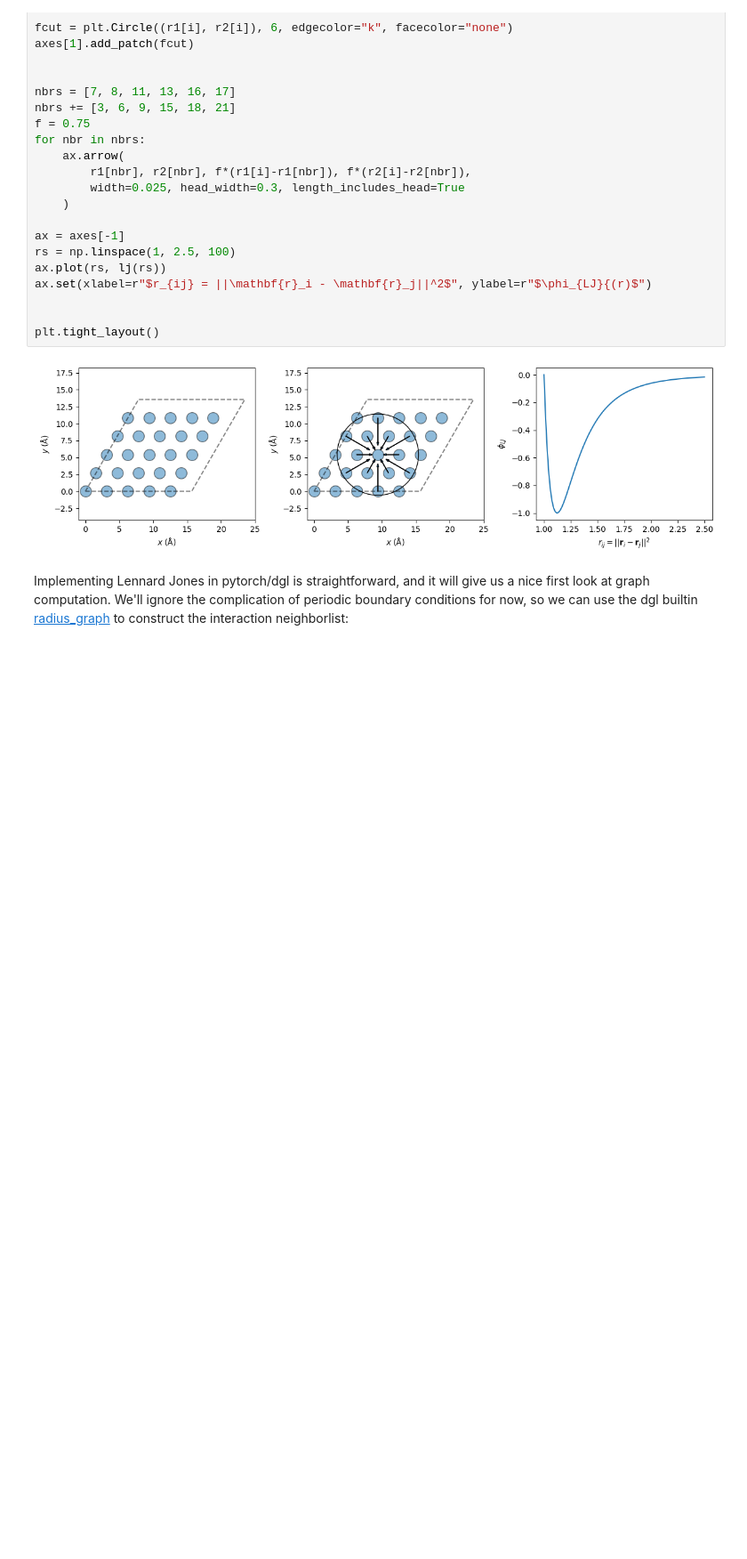
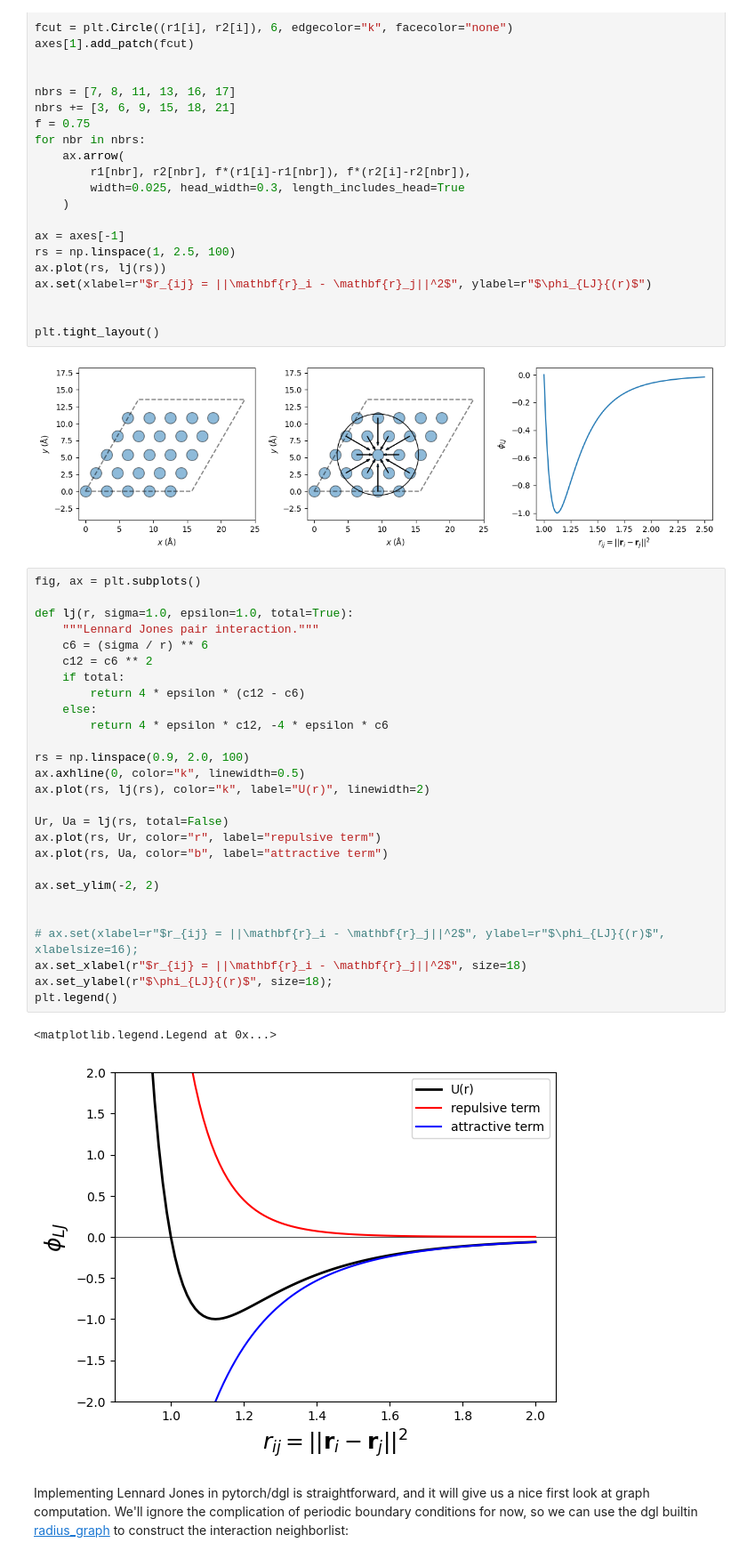
Before and after one commit to usnistgov/nfflr, a Jupyter notebook: notebooks/intro-to-gnn-potentials.ipynb, the cells around one changed output. Shown at 89% size. Cells and saved outputs as stored; diff of their text form; blank space fills up the shorter version.

```diff
--- a/notebooks/intro-to-gnn-potentials.ipynb
+++ b/notebooks/intro-to-gnn-potentials.ipynb
@@ -102,6 +102,36 @@ ax.set(xlabel=r"$r_{ij} = ||\mathbf{r}_i - \mathbf{r}_j||^2$", ylabel=r"$\phi_{L
 plt.tight_layout()
 # %% [output]
 [figure]
+# %%
+fig, ax = plt.subplots()
+
+def lj(r, sigma=1.0, epsilon=1.0, total=True):
+    """Lennard Jones pair interaction."""
+    c6 = (sigma / r) ** 6
+    c12 = c6 ** 2
+    if total:
+        return 4 * epsilon * (c12 - c6)
+    else:
+        return 4 * epsilon * c12, -4 * epsilon * c6
+
+rs = np.linspace(0.9, 2.0, 100)
+ax.axhline(0, color="k", linewidth=0.5)
+ax.plot(rs, lj(rs), color="k", label="U(r)", linewidth=2)
+
+Ur, Ua = lj(rs, total=False)
+ax.plot(rs, Ur, color="r", label="repulsive term")
+ax.plot(rs, Ua, color="b", label="attractive term")
+
+ax.set_ylim(-2, 2)
+
+
+# ax.set(xlabel=r"$r_{ij} = ||\mathbf{r}_i - \mathbf{r}_j||^2$", ylabel=r"$\phi_{LJ}{(r)$", xlabelsize=16);
+ax.set_xlabel(r"$r_{ij} = ||\mathbf{r}_i - \mathbf{r}_j||^2$", size=18)
+ax.set_ylabel(r"$\phi_{LJ}{(r)$", size=18);
+plt.legend()
+# %% [output]
+<matplotlib.legend.Legend at 0x...>
+[figure, added]
 # %% [markdown]
 Implementing Lennard Jones in pytorch/dgl is straightforward, and it will give us a nice first look at graph computation.
 We'll ignore the complication of periodic boundary conditions for now, so we can use the dgl builtin [radius_graph](https://docs.dgl.ai/generated/dgl.radius_graph.html?highlight=radius#dgl.radius_graph) to construct the interaction neighborlist:
```
Also changed, not shown: parts of 4 cells of this notebook, 4 other files.
